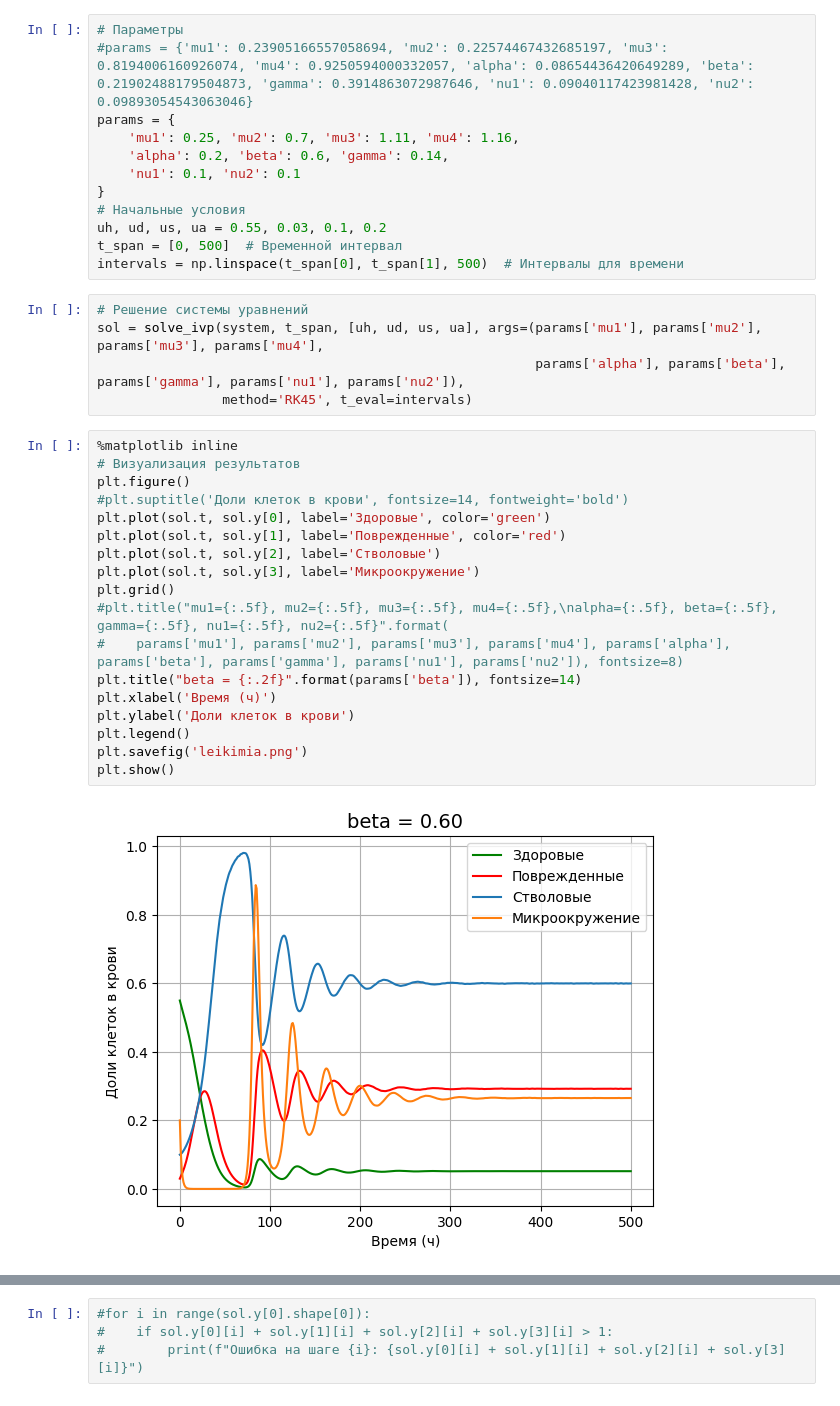
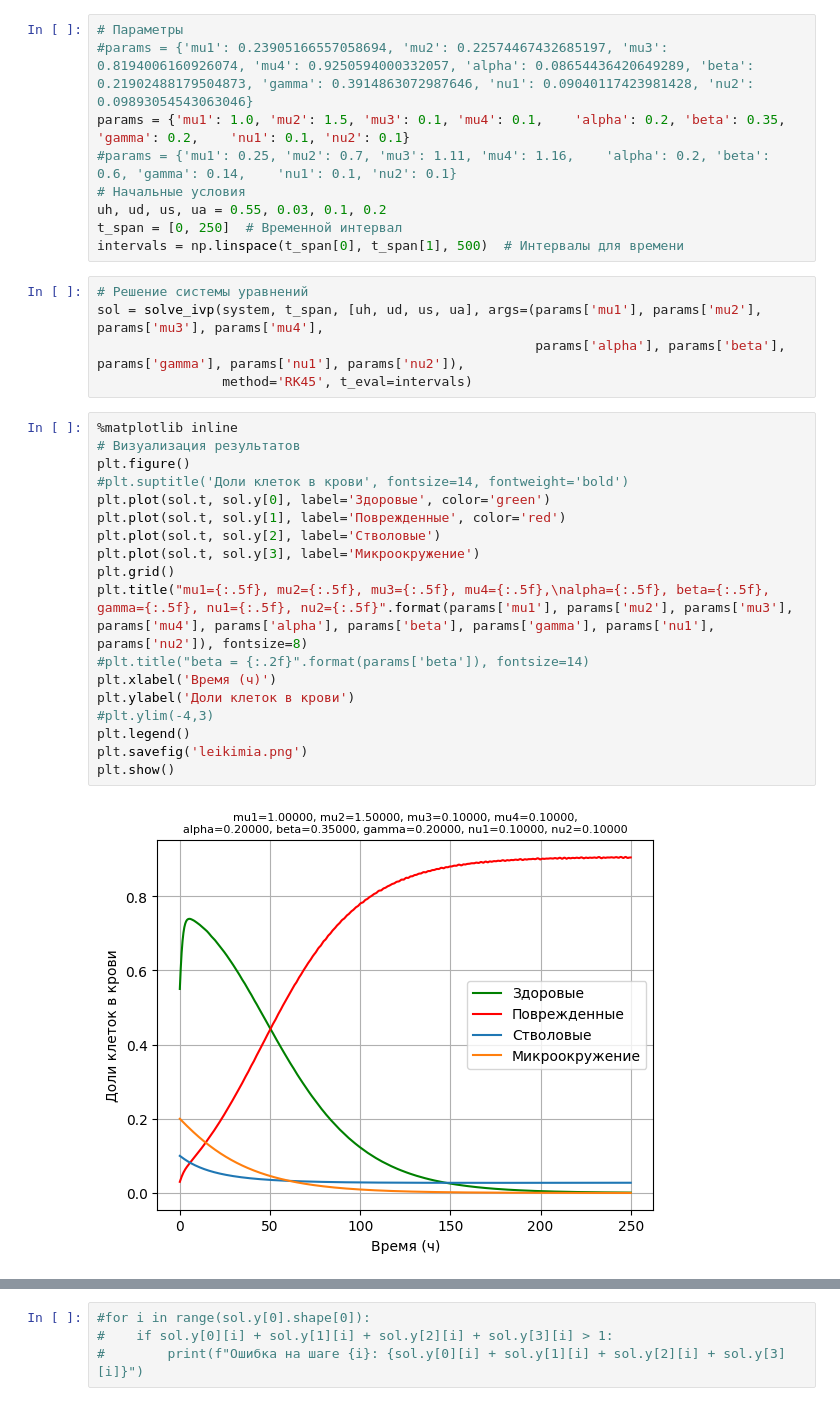
Before and after one commit to SergeevSergey99/MastersDiploma, a Jupyter notebook: leikimia_test.ipynb, the cells around one changed output, grey strips where cells are left out. Cells and saved outputs as stored; diff of their text form.

```diff
--- a/leikimia_test.ipynb
+++ b/leikimia_test.ipynb
@@ -39,14 +39,11 @@ def system(t, y, mu1, mu2, mu3, mu4, alpha, beta, gamma, nu1, nu2):
 # %%
 # Параметры
 #params = {'mu1': 0.23905166557058694, 'mu2': 0.22574467432685197, 'mu3': 0.8194006160926074, 'mu4': 0.9250594000332057, 'alpha': 0.08654436420649289, 'beta': 0.21902488179504873, 'gamma': 0.3914863072987646, 'nu1': 0.09040117423981428, 'nu2': 0.09893054543063046}
-params = {
-    'mu1': 0.25, 'mu2': 0.7, 'mu3': 1.11, 'mu4': 1.16,
-    'alpha': 0.2, 'beta': 0.6, 'gamma': 0.14,
-    'nu1': 0.1, 'nu2': 0.1
-}
+params = {'mu1': 1.0, 'mu2': 1.5, 'mu3': 0.1, 'mu4': 0.1,    'alpha': 0.2, 'beta': 0.35, 'gamma': 0.2,    'nu1': 0.1, 'nu2': 0.1}
+#params = {'mu1': 0.25, 'mu2': 0.7, 'mu3': 1.11, 'mu4': 1.16,    'alpha': 0.2, 'beta': 0.6, 'gamma': 0.14,    'nu1': 0.1, 'nu2': 0.1}
 # Начальные условия
 uh, ud, us, ua = 0.55, 0.03, 0.1, 0.2
-t_span = [0, 500]  # Временной интервал
+t_span = [0, 250]  # Временной интервал
 intervals = np.linspace(t_span[0], t_span[1], 500)  # Интервалы для времени
 # %%
 # Решение системы уравнений
@@ -56,23 +53,23 @@ sol = solve_ivp(system, t_span, [uh, ud, us, ua], args=(params['mu1'], params['m
 # %%
 %matplotlib inline
 # Визуализация результатов
 plt.figure()
 #plt.suptitle('Доли клеток в крови', fontsize=14, fontweight='bold')
 plt.plot(sol.t, sol.y[0], label='Здоровые', color='green')
 plt.plot(sol.t, sol.y[1], label='Поврежденные', color='red')
 plt.plot(sol.t, sol.y[2], label='Стволовые')
 plt.plot(sol.t, sol.y[3], label='Микроокружение')
 plt.grid()
-#plt.title("mu1={:.5f}, mu2={:.5f}, mu3={:.5f}, mu4={:.5f},\nalpha={:.5f}, beta={:.5f}, gamma={:.5f}, nu1={:.5f}, nu2={:.5f}".format(
-#    params['mu1'], params['mu2'], params['mu3'], params['mu4'], params['alpha'], params['beta'], params['gamma'], params['nu1'], params['nu2']), fontsize=8)
-plt.title("beta = {:.2f}".format(params['beta']), fontsize=14)
+plt.title("mu1={:.5f}, mu2={:.5f}, mu3={:.5f}, mu4={:.5f},\nalpha={:.5f}, beta={:.5f}, gamma={:.5f}, nu1={:.5f}, nu2={:.5f}".format(params['mu1'], params['mu2'], params['mu3'], params['mu4'], params['alpha'], params['beta'], params['gamma'], params['nu1'], params['nu2']), fontsize=8)
+#plt.title("beta = {:.2f}".format(params['beta']), fontsize=14)
 plt.xlabel('Время (ч)')
 plt.ylabel('Доли клеток в крови')
+#plt.ylim(-4,3)
 plt.legend()
 plt.savefig('leikimia.png')
 plt.show()
 # %% [output]
-[figure, old version]
+[figure, new version]
 # %%
 params1 = {
     'mu1': 0.25, 'mu2': 0.7, 'mu3': 1.11, 'mu4': 1.16,
```
Also changed, not shown: parts of 1 cell of this notebook, 25 other files.
